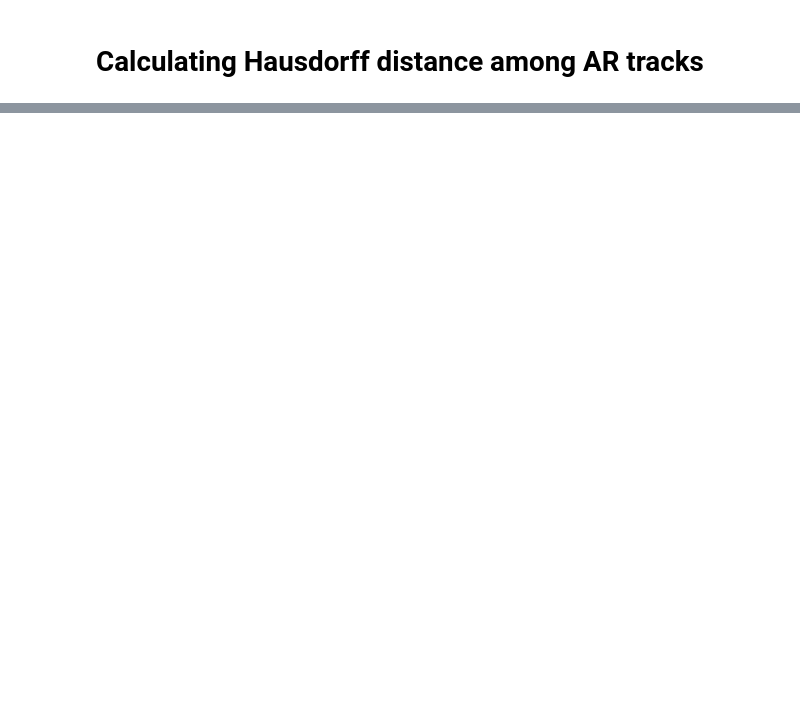
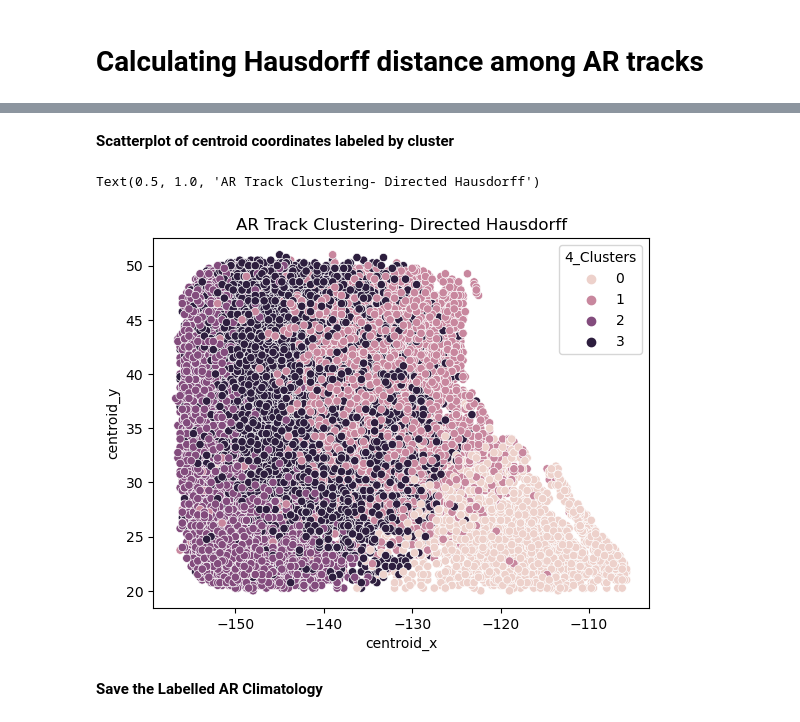
Before and after one commit to kellyrmat/ar_ivt, a Jupyter notebook: AR Tracks Haussdorf Distance.ipynb, the cells around one changed output, grey strips where cells are left out. Drawn from its saved outputs; the diff is of its cells as text; code cells hidden in the pictures; blank space fills up the shorter version.

```diff
--- a/AR Tracks Haussdorf Distance.ipynb
+++ b/AR Tracks Haussdorf Distance.ipynb
@@ -38,0 +92,14 @@ np.save('AR-track_HD-array',d2)
+# %%
+# Make a dataframe of clusterIDs for each track using the labels from KMedoids
+track_clusters = pd.DataFrame(data = labels).T # transpose it from row to columns
+
+# Make some columns names
+colnames = ['{}_Clusters'.format(label) for label in names]
+
+# Set the column names
+track_clusters.columns = colnames
+
+# Set the index to the trackID
+trackids = tracks['trackid'] # Grab the trackids from the dataframe
+track_clusters['trackid'] = tracks['trackid']
+#track_clusters.set_index(trackids)
@@ -38,0 +119,2 @@ np.save('AR-track_HD-array',d2)
+# %%
+final_clusterlabels = track_clusters[['4_Clusters','trackid']]
@@ -38,0 +123,16 @@ np.save('AR-track_HD-array',d2)
+# %%
+# Load in the AR Tracks DataFrame
+ar_tracks = pd.read_csv('WestCoastAR-TCP.csv')
+# %%
+# Add the labels to each trackid in the AR climatology dataframe
+labeled_tracks = ar_tracks.merge(final_clusterlabels,left_on='Trackid',right_on='trackid')
+# %% [markdown]
+**Scatterplot of centroid coordinates labeled by cluster**
+# %%
+sns.scatterplot(labeled_tracks,x='centroid_x',y='centroid_y',hue='4_Clusters')
+plt.title('AR Track Clustering- Directed Hausdorff')
+# %% [output]
+Text(0.5, 1.0, 'AR Track Clustering- Directed Hausdorff')
+[figure, added]
+# %% [markdown]
+**Save the Labelled AR Climatology**
```
Also changed, not shown: parts of 24 cells of this notebook.
